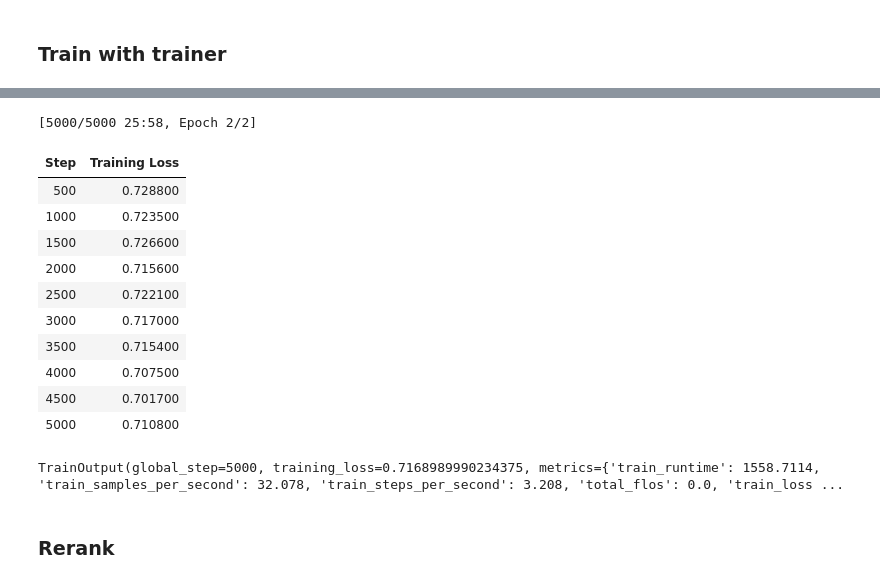
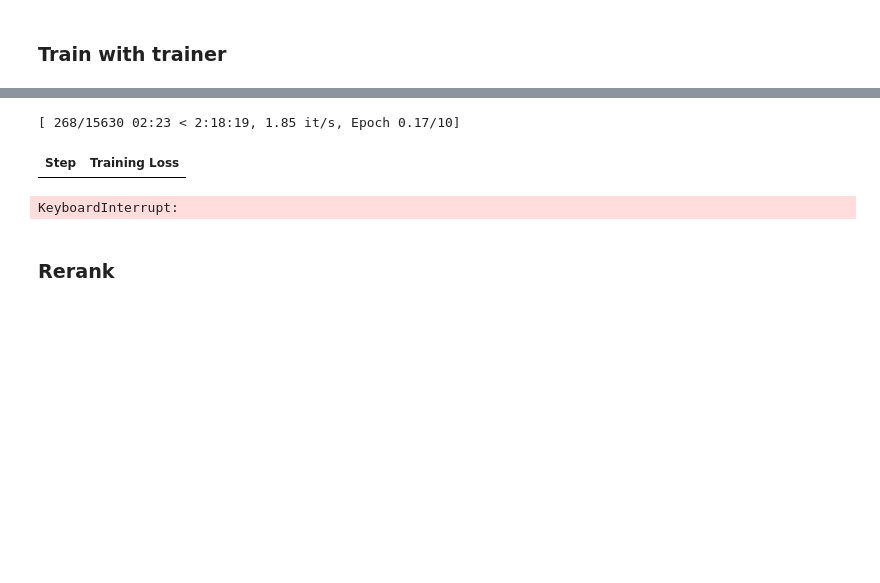
Before and after one commit to ebbajohannesson/thesis, a Jupyter notebook: main.ipynb, the cells around one changed output, grey strips where cells are left out. Saved outputs shown, nothing was run; the diff lists cells and outputs as text; code cells hidden in the pictures; blank space fills up the shorter version.

```diff
--- a/main.ipynb
+++ b/main.ipynb
@@ -710,2 +1164,3 @@ for epoch in tqdm(range(EPOCHS)):
 # %%
-model_cross = torch.load("cross_encoder_temp14.pt", weights_only=False)
+import torch
+model_cross = torch.load("cross_encoder_temp3.pt", weights_only=False)
@@ -761,48 +1194,34 @@ gc.collect()
 # %%
 from transformers import Trainer, TrainingArguments
-
-model_name = "Snowflake/snowflake-arctic-embed-m-v2.0"
-num_labels = 2
-dropout_value = 0.1
-device = "cuda"
 
 #loss_fn = nn.CrossEntropyLoss()
 
 training_args = TrainingArguments(
     output_dir = "crossencoder_temp",
     learning_rate = 1e-5,
-    per_device_train_batch_size=10,
-    num_train_epochs = 2,
+    per_device_train_batch_size=16,
+    num_train_epochs = 10,
     weight_decay = 0.01,
+    gradient_accumulation_steps=1,
     #label_names = ["labels"],
     seed = 42
 )
 
 trainer = Trainer(
     model = model_cross,
     args = training_args,
     train_dataset = train_dataset_tokenized,
     #eval_dataset = eval_dataset,
     #processing_class = tokenizer,
     #data_collator = data_collator, ??
     #compute_loss_func= loss_fn
 )
 
 trainer.train()
 # %% [output]
-[5000/5000 25:58, Epoch 2/2]
+[ 268/15630 02:23 < 2:18:19, 1.85 it/s, Epoch 0.17/10]
 | Step | Training Loss |
-| 500 | 0.728800 |
-| 1000 | 0.723500 |
-| 1500 | 0.726600 |
-| 2000 | 0.715600 |
-| 2500 | 0.722100 |
-| 3000 | 0.717000 |
-| 3500 | 0.715400 |
-| 4000 | 0.707500 |
-| 4500 | 0.701700 |
-| 5000 | 0.710800 |
-TrainOutput(global_step=5000, training_loss=0.7168989990234375, metrics={'train_runtime': 1558.7114, 'train_samples_per_second': 32.078, 'train_steps_per_second': 3.208, 'total_flos': 0.0, 'train_loss ...
+KeyboardInterrupt:
 # %% [markdown]
 ### Rerank
 # %%
```
Also changed, not shown: parts of 103 cells of this notebook, 3 other files.
